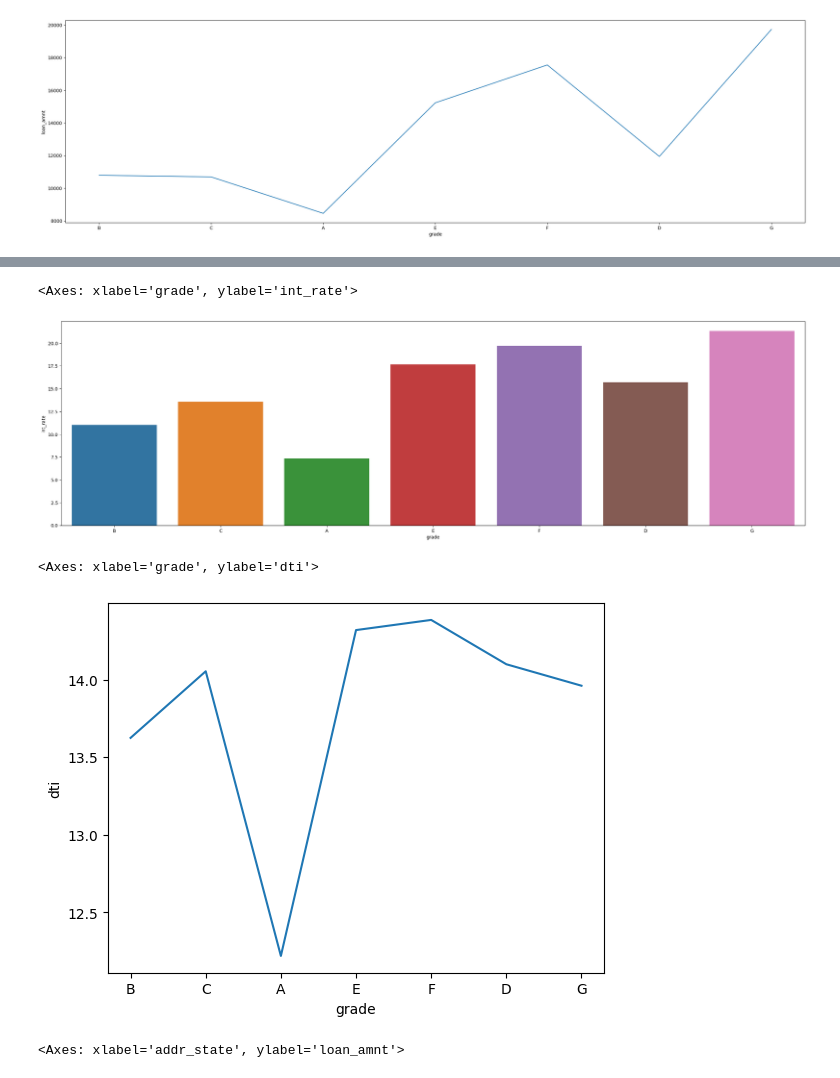
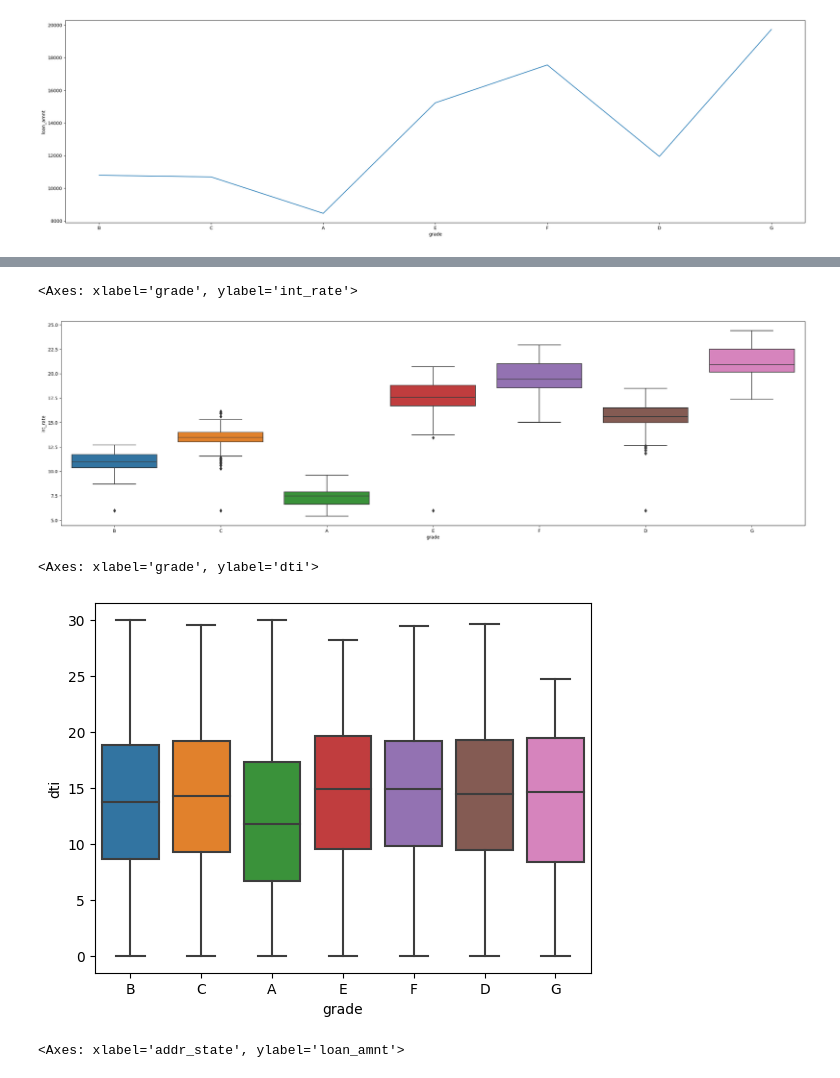
Before and after one commit to gurpreetkalra/LoanClubCaseStudyRepo, a Jupyter notebook: Lending_Case_Study_Karann.ipynb, the cells around one changed output, grey strips where cells are left out. Saved outputs shown, nothing was run; the diff lists cells and outputs as text; code cells hidden in the pictures.

Commit message:
Added some more visualisations

```diff
--- a/Lending_Case_Study_Karann.ipynb
+++ b/Lending_Case_Study_Karann.ipynb
@@ -890,14 +895,14 @@ seaborn.lineplot(data=loan_df,y='loan_amnt',x='grade',errorbar=None)
 # %%
 plt.figure(figsize=(29,8))
-seaborn.barplot(data=loan_df,y='int_rate',x='grade',errorbar=None)
+seaborn.boxplot(data=loan_df,y='int_rate',x='grade')
 # %% [output]
 <Axes: xlabel='grade', ylabel='int_rate'>
-[figure, old version]
+[figure, new version]
 # %%
-seaborn.lineplot(data=loan_df,y='dti',x='grade',errorbar=None)
+seaborn.boxplot(data=loan_df,y='dti',x='grade')
 # %% [output]
 <Axes: xlabel='grade', ylabel='dti'>
-[figure, old version]
+[figure, new version]
 # %%
 plt.figure(figsize=(29,8))
 seaborn.barplot(data=loan_df,y='loan_amnt',x='addr_state',errorbar=None)
```
Also changed, not shown: parts of 2 cells of this notebook.
